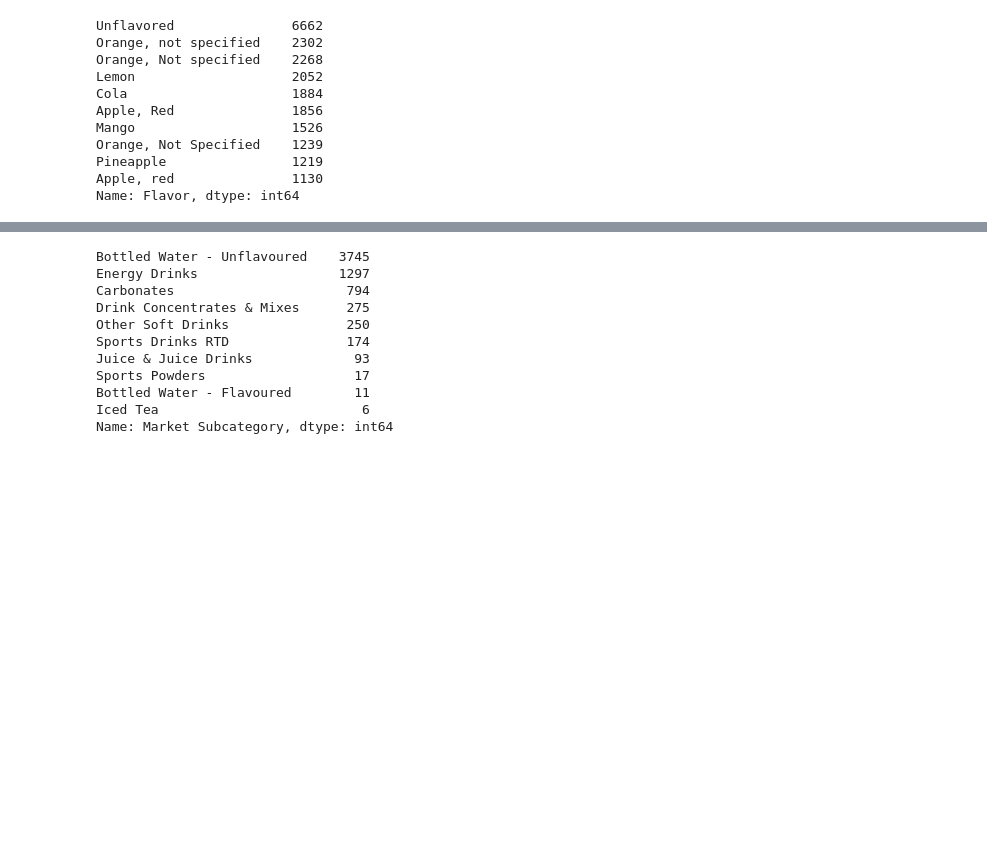
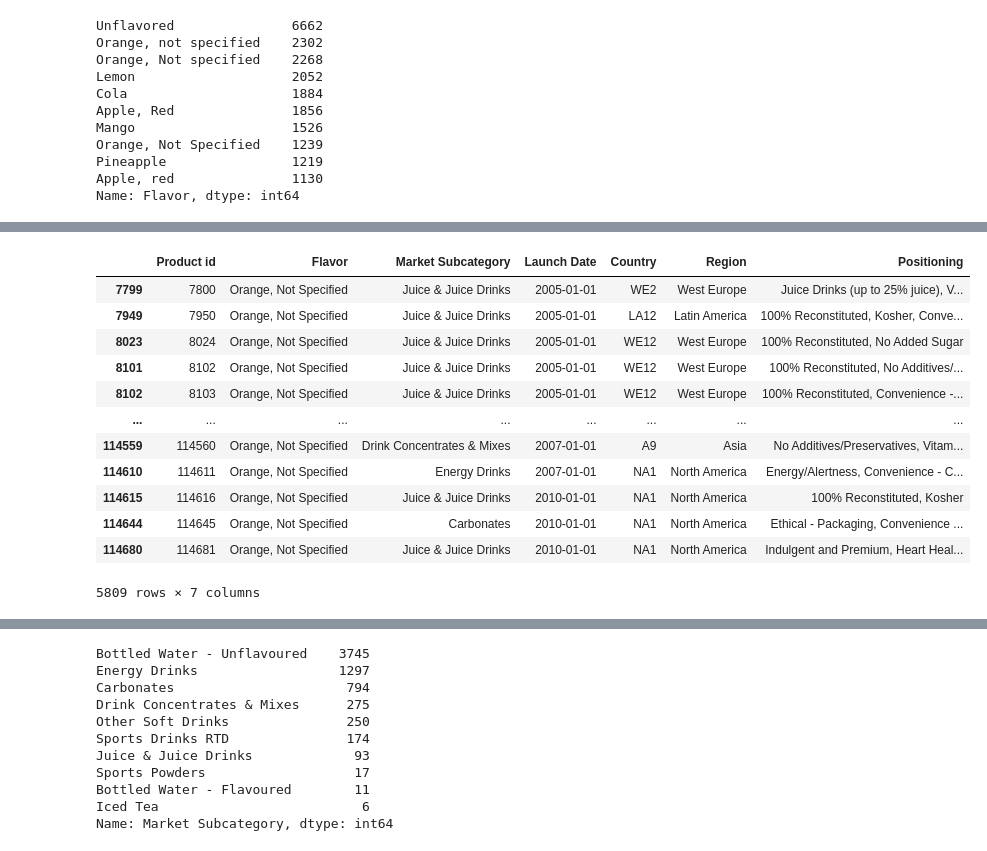
Before and after one commit to Priyabrat845/Emerging-Trends-case-study, a Jupyter notebook: Emerging_Trends_case_study.ipynb, the cells around one changed output, grey strips where cells are left out. Drawn from its saved outputs; the diff is of its cells as text; code cells hidden in the pictures; blank space fills up the shorter version.

```diff
--- a/Emerging_Trends_case_study.ipynb
+++ b/Emerging_Trends_case_study.ipynb
@@ -91,0 +132,16 @@ Name: Flavor, dtype: int64
+# %%
+Products1[Products1['Flavor']=='Orange, Not Specified']
+# %% [output]
+|  | Product id | Flavor | Market Subcategory | Launch Date | Country | Region | Positioning |
+| 7799 | 7800 | Orange, Not Specified | Juice & Juice Drinks | 2005-01-01 | WE2 | West Europe | Juice Drinks (up to 25% juice), V... |
+| 7949 | 7950 | Orange, Not Specified | Juice & Juice Drinks | 2005-01-01 | LA12 | Latin America | 100% Reconstituted, Kosher, Conve... |
+| 8023 | 8024 | Orange, Not Specified | Juice & Juice Drinks | 2005-01-01 | WE12 | West Europe | 100% Reconstituted, No Added Sugar |
+| 8101 | 8102 | Orange, Not Specified | Juice & Juice Drinks | 2005-01-01 | WE12 | West Europe | 100% Reconstituted, No Additives/... |
+| 8102 | 8103 | Orange, Not Specified | Juice & Juice Drinks | 2005-01-01 | WE12 | West Europe | 100% Reconstituted, Convenience -... |
+| ... | ... | ... | ... | ... | ... | ... | ... |
+| 114559 | 114560 | Orange, Not Specified | Drink Concentrates & Mixes | 2007-01-01 | A9 | Asia | No Additives/Preservatives, Vitam... |
+| 114610 | 114611 | Orange, Not Specified | Energy Drinks | 2007-01-01 | NA1 | North America | Energy/Alertness, Convenience - C... |
+| 114615 | 114616 | Orange, Not Specified | Juice & Juice Drinks | 2010-01-01 | NA1 | North America | 100% Reconstituted, Kosher |
+| 114644 | 114645 | Orange, Not Specified | Carbonates | 2010-01-01 | NA1 | North America | Ethical - Packaging, Convenience ... |
+| 114680 | 114681 | Orange, Not Specified | Juice & Juice Drinks | 2010-01-01 | NA1 | North America | Indulgent and Premium, Heart Heal... |
+5809 rows × 7 columns
```
Also changed, not shown: parts of 14 cells of this notebook.
